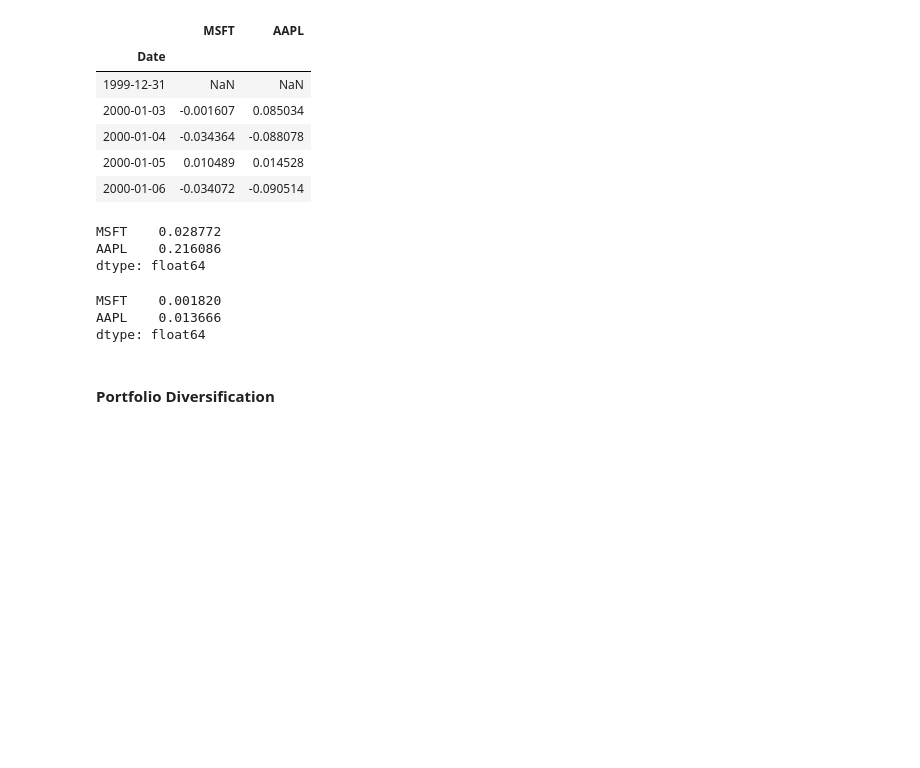
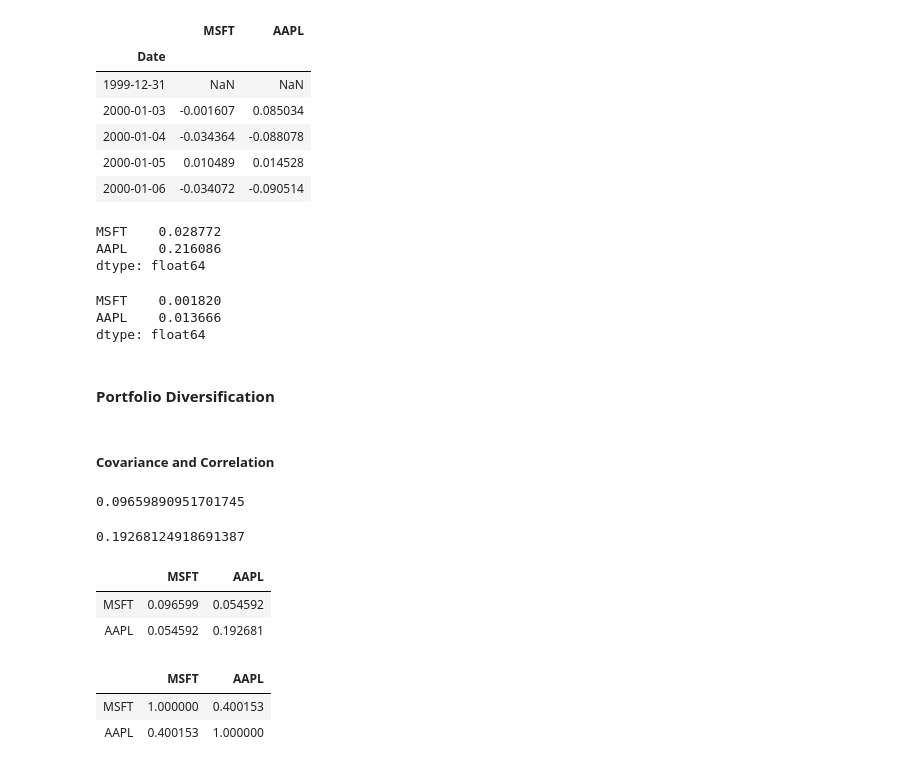
Before and after one commit to Karagul/Python_finance_code, a Jupyter notebook: Ch4_Measuring_Investment_Risks.ipynb, the cells around one changed output. Drawn from its saved outputs; the diff is of its cells as text; code cells hidden in the pictures; blank space fills up the shorter version.

```diff
--- a/Ch4_Measuring_Investment_Risks.ipynb
+++ b/Ch4_Measuring_Investment_Risks.ipynb
@@ -277,3 +277,29 @@ AAPL    0.013666
 dtype: float64
 # %% [markdown]
 #### Portfolio Diversification
+# %% [markdown]
+##### Covariance and Correlation
+# %%
+MSFT = security_returns['MSFT'].var()*250
+MSFT
+# %% [output]
+0.09659890951701745
+# %%
+AAPL = security_returns['AAPL'].var()*250
+AAPL
+# %% [output]
+0.19268124918691387
+# %%
+cov_matrix = security_returns.cov()*250
+cov_matrix
+# %% [output]
+|  | MSFT | AAPL |
+| MSFT | 0.096599 | 0.054592 |
+| AAPL | 0.054592 | 0.192681 |
+# %%
+corr_matrix = security_returns.corr()
+corr_matrix
+# %% [output]
+|  | MSFT | AAPL |
+| MSFT | 1.000000 | 0.400153 |
+| AAPL | 0.400153 | 1.000000 |
```
